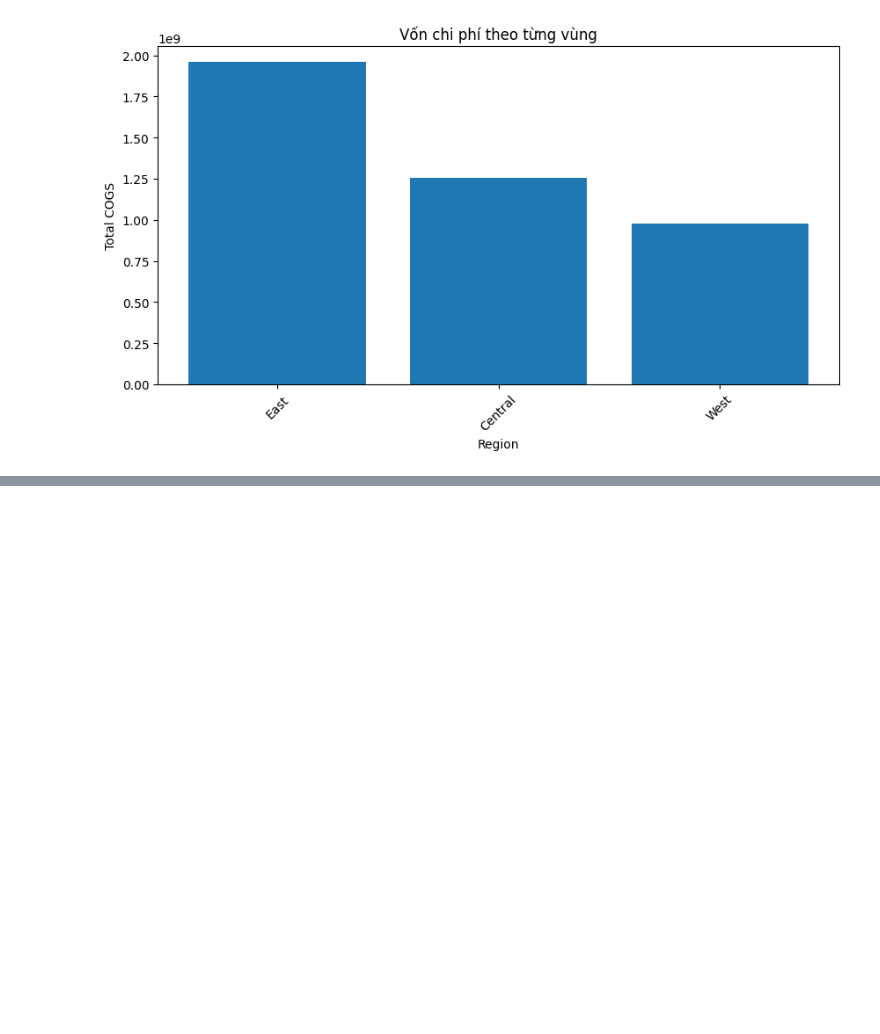
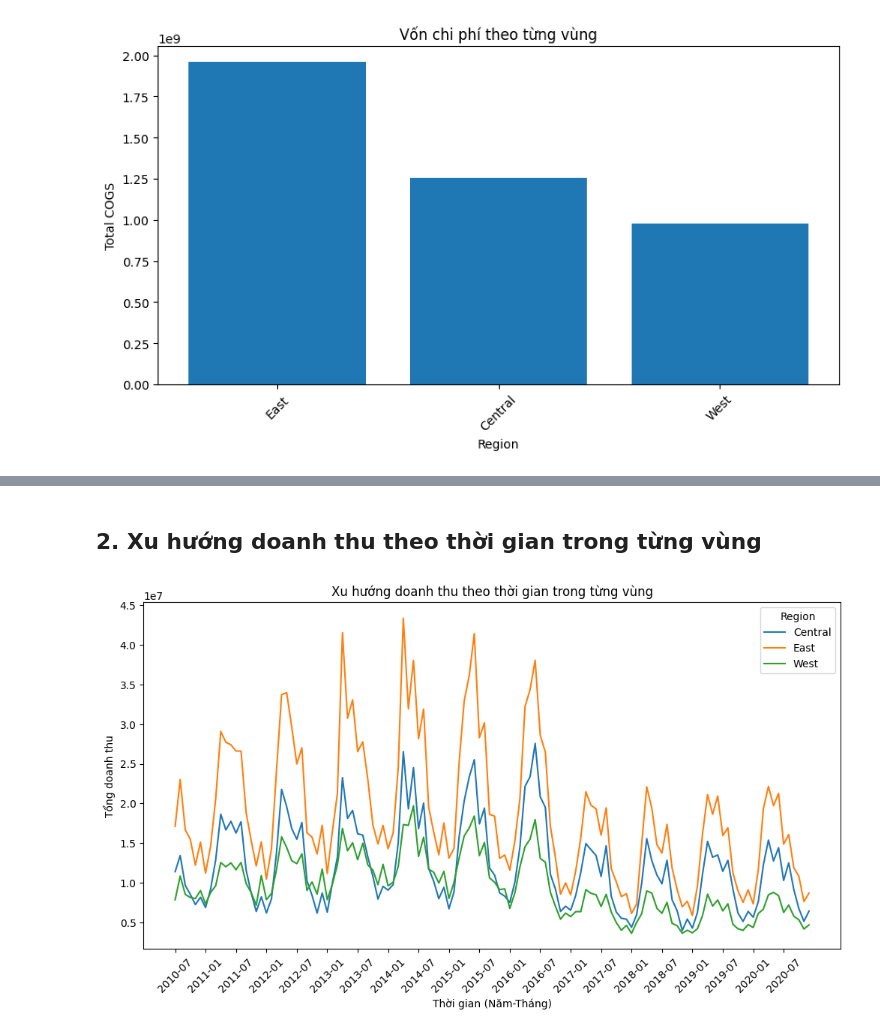
Before and after one commit to HaiAu2501/Try-Some-Models, a Jupyter notebook: tasks/1.ipynb, the cells around one changed output, grey strips where cells are left out. Cells and saved outputs as stored; diff of their text form; code cells hidden in the pictures; blank space fills up the shorter version.

```diff
--- a/tasks/1.ipynb
+++ b/tasks/1.ipynb
@@ -105,0 +107,30 @@ NameError: name 'tools' is not defined
+# %% [markdown]
+## 2. Xu hướng doanh thu theo thời gian trong từng vùng
+# %%
+import matplotlib.pyplot as plt
+
+# Tổng hợp doanh thu theo tháng và vùng
+df["YearMonth"] = df["Date"].dt.to_period("M")
+region_monthly_revenue = df.groupby(["YearMonth", "Region"])["Revenue"].sum().unstack()
+
+# Chuyển Period thành string để vẽ biểu đồ đúng
+region_monthly_revenue.index = region_monthly_revenue.index.astype(str)
+
+# Vẽ biểu đồ
+plt.figure(figsize=(12, 6))
+for region in region_monthly_revenue.columns:
+    plt.plot(region_monthly_revenue.index, region_monthly_revenue[region], label=region)
+
+plt.xlabel("Thời gian (Năm-Tháng)")
+plt.ylabel("Tổng doanh thu")
+plt.title("Xu hướng doanh thu theo thời gian trong từng vùng")
+plt.xticks(rotation=45)
+
+# Hiển thị mỗi 6 tháng để tránh quá tải nhãn trên trục x
+plt.xticks(ticks=range(0, len(region_monthly_revenue.index), 6),
+           labels=region_monthly_revenue.index[::6])
+
+plt.legend(title="Region")
+plt.show()
+# %% [output]
+[figure, added]
```
Also changed, not shown: parts of 11 cells of this notebook.
